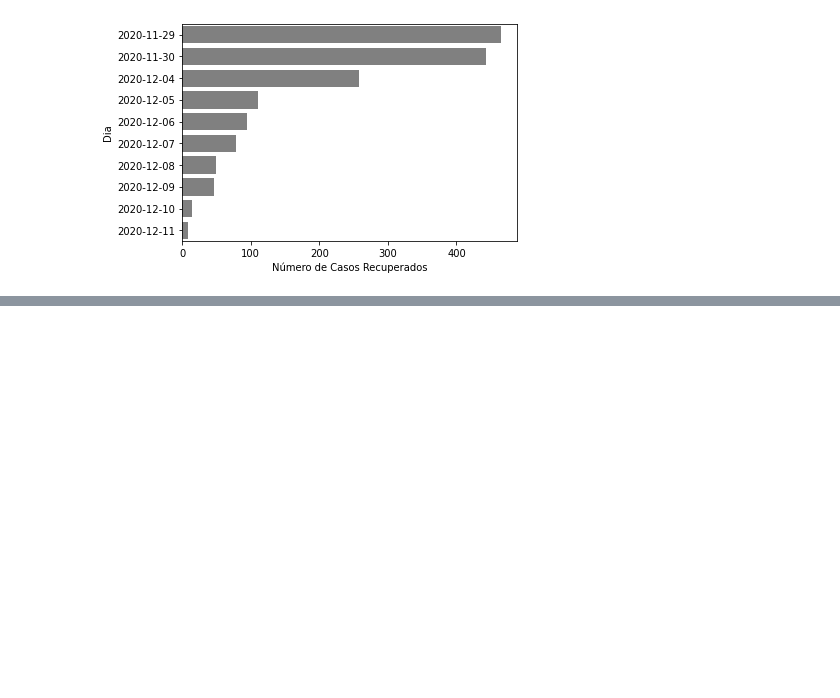
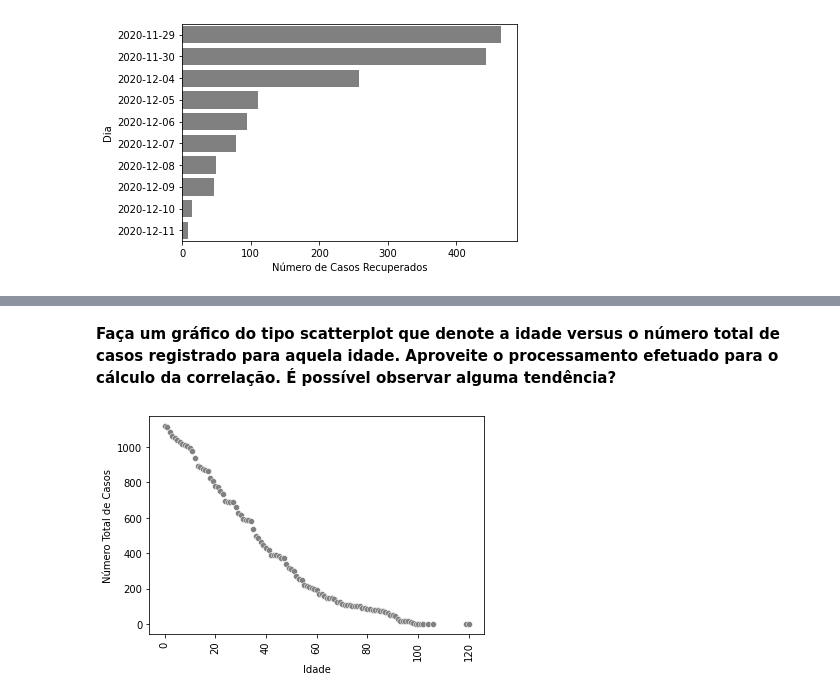
Before and after one commit to migvanderlei/rna-1-2, a Jupyter notebook: rna_covid19_manaus.ipynb, the cells around one changed output, grey strips where cells are left out. Cells and saved outputs as stored; diff of their text form; code cells hidden in the pictures; blank space fills up the shorter version.

```diff
--- a/rna_covid19_manaus.ipynb
+++ b/rna_covid19_manaus.ipynb
@@ -358,0 +399,19 @@ sns.barplot(data=df_last_10_days, y='Dia', x="Número de Casos Recuperados", col
+# %% [markdown]
+**Faça um gráfico do tipo scatterplot que denote a idade versus o número total de casos registrado para aquela idade. Aproveite o processamento efetuado para o cálculo da correlação. É possível observar alguma tendência?**
+# %%
+idade = data['_idade'].unique().tolist()
+idade.sort()
+
+qtde = data['_idade'].value_counts().values
+
+
+
+df_idade = pd.DataFrame({
+    'Idade': idade,
+    'Número Total de Casos': qtde
+})
+# %%
+ax = sns.scatterplot(data=df_idade, x='Idade', y="Número Total de Casos", color='gray')
+ax.tick_params(axis='x', rotation=90)
+# %% [output]
+[figure, added]
```
Also changed, not shown: parts of 10 cells of this notebook.
